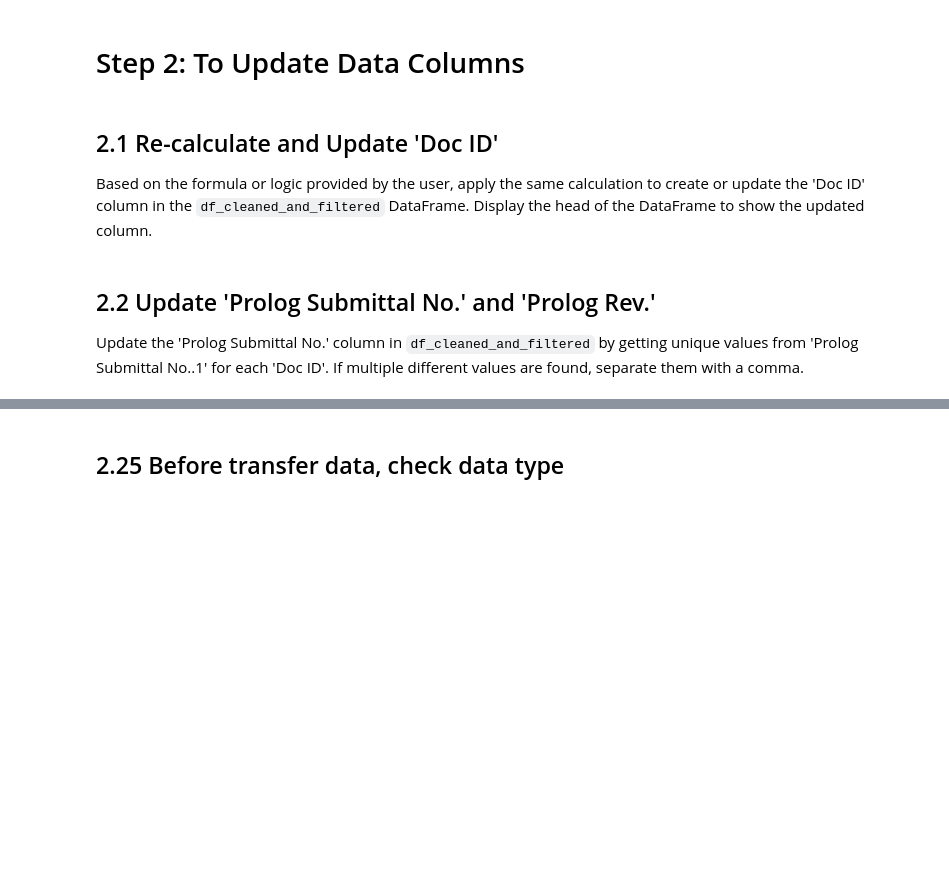
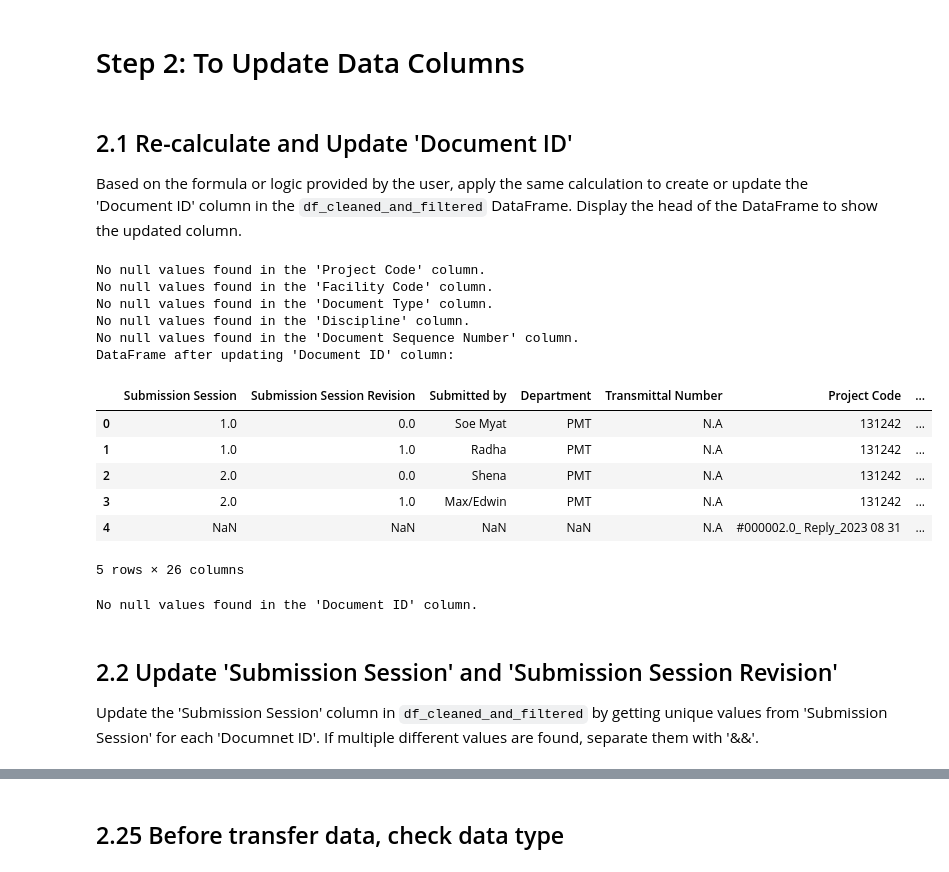
Before and after one commit to chinwarsoon/Engineering-and-Design, a Jupyter notebook: dcc/dcc_mdl.ipynb, the cells around one changed output, grey strips where cells are left out. Drawn from its saved outputs; the diff is of its cells as text; code cells hidden in the pictures; blank space fills up the shorter version.

```diff
--- a/dcc/dcc_mdl.ipynb
+++ b/dcc/dcc_mdl.ipynb
@@ -174,52 +356,67 @@ df_cleaned_and_filtered.info()
 # %% [markdown]
 # Step 2: To Update Data Columns
 # %% [markdown]
-## 2.1 Re-calculate and Update 'Doc ID'
+## 2.1 Re-calculate and Update 'Document ID'
 
-Based on the formula or logic provided by the user, apply the same calculation to create or update the 'Doc ID' column in the `df_cleaned_and_filtered` DataFrame. Display the head of the DataFrame to show the updated column.
+Based on the formula or logic provided by the user, apply the same calculation to create or update the 'Document ID' column in the `df_cleaned_and_filtered` DataFrame. Display the head of the DataFrame to show the updated column.
 # %%
-# Assign "NA" if any of the columns used to generate 'Doc ID' have null values, to avoid issues in downstream processing.
-# This way, we can still generate a 'Doc ID' even if some components are missing, and we can easily identify which ones had missing data.
-# check null data in 'Proj. Code', 'Proj. Prefix', 'Doc Type', 'Discipline', 'Number' which are used to generate 'Doc ID'
-df_cleaned_and_filtered['Proj. Code'] = df_cleaned_and_filtered['Proj. Code'].fillna('NA')
-df_cleaned_and_filtered['Proj. Prefix'] = df_cleaned_and_filtered['Proj. Prefix'].fillna('NA')
-df_cleaned_and_filtered['Doc Type'] = df_cleaned_and_filtered['Doc Type'].fillna('NA')
+# Assign "NA" if any of the columns used to generate 'Document ID' have null values, to avoid issues in downstream processing.
+# This way, we can still generate a 'Document ID' even if some components are missing, and we can easily identify which ones had missing data.
+# check null data in 'Project Code', 'Facility Code', 'Document Type', 'Discipline', 'Document Sequence Number' which are used to generate 'Document ID'
+df_cleaned_and_filtered['Project Code'] = df_cleaned_and_filtered['Project Code'].fillna('NA')
+df_cleaned_and_filtered['Facility Code'] = df_cleaned_and_filtered['Facility Code'].fillna('NA')
+df_cleaned_and_filtered['Document Type'] = df_cleaned_and_filtered['Document Type'].fillna('NA')
 df_cleaned_and_filtered['Discipline'] = df_cleaned_and_filtered['Discipline'].fillna('NA')
-df_cleaned_and_filtered['Number'] = df_cleaned_and_filtered['Number'].fillna('NA')
+df_cleaned_and_filtered['Document Sequence Number'] = df_cleaned_and_filtered['Document Sequence Number'].fillna('NA')
 
-columns_to_check = ['Proj. Code', 'Proj. Prefix', 'Doc Type', 'Discipline', 'Number']
+columns_to_check = ['Project Code', 'Facility Code', 'Document Type', 'Discipline', 'Document Sequence Number']
 for col in columns_to_check:
     num_nulls = df_cleaned_and_filtered[col].isnull().sum()
     if num_nulls > 0:
         print(f"There are {num_nulls} null values in the '{col}' column.")
         print(f"Rows with null '{col}' values:")
         display(df_cleaned_and_filtered[df_cleaned_and_filtered[col].isnull()].head())
     else:
         print(f"No null values found in the '{col}' column.")
 
 # Generate 'Doc ID' by concatenating the specified columns with a separator.
-df_cleaned_and_filtered['Doc ID'] = (
-    df_cleaned_and_filtered['Proj. Code'].fillna('').astype(str) + '-' +
-    df_cleaned_and_filtered['Proj. Prefix'].fillna('').astype(str) + '-' +
-    df_cleaned_and_filtered['Doc Type'].fillna('').astype(str) + '-' +
+df_cleaned_and_filtered['Document ID'] = (
+    df_cleaned_and_filtered['Project Code'].fillna('').astype(str) + '-' +
+    df_cleaned_and_filtered['Facility Code'].fillna('').astype(str) + '-' +
+    df_cleaned_and_filtered['Document Type'].fillna('').astype(str) + '-' +
     df_cleaned_and_filtered['Discipline'].fillna('').astype(str) + '-' +
-    df_cleaned_and_filtered['Number'].fillna('').astype(str)
+    df_cleaned_and_filtered['Document Sequence Number'].fillna('').astype(str)
 )
 
-print("DataFrame after updating 'Doc ID' column:")
+print("DataFrame after updating 'Document ID' column:")
 display(df_cleaned_and_filtered.head())
 
 # check if any null value in 'Doc ID'
-num_null_doc_id = df_cleaned_and_filtered['Doc ID'].isnull().sum()
+num_null_doc_id = df_cleaned_and_filtered['Document ID'].isnull().sum()
 
 if num_null_doc_id > 0:
-    print(f"There are {num_null_doc_id} null values in the 'Doc ID' column.")
-    print("Rows with null 'Doc ID' values:")
-    display(df_cleaned_and_filtered[df_cleaned_and_filtered['Doc ID'].isnull()])
+    print(f"There are {num_null_doc_id} null values in the 'Document ID' column.")
+    print("Rows with null 'Document ID' values:")
+    display(df_cleaned_and_filtered[df_cleaned_and_filtered['Document ID'].isnull()])
 else:
-    print("No null values found in the 'Doc ID' column.")
+    print("No null values found in the 'Document ID' column.")
+# %% [output]
+No null values found in the 'Project Code' column.
+No null values found in the 'Facility Code' column.
+No null values found in the 'Document Type' column.
+No null values found in the 'Discipline' column.
+No null values found in the 'Document Sequence Number' column.
+DataFrame after updating 'Document ID' column:
+|  | Submission Session | Submission Session Revision | Submitted by | Department | Transmittal Number | Project Code | ... |
+| 0 | 1.0 | 0.0 | Soe Myat | PMT | N.A | 131242 | ... |
+| 1 | 1.0 | 1.0 | Radha | PMT | N.A | 131242 | ... |
+| 2 | 2.0 | 0.0 | Shena | PMT | N.A | 131242 | ... |
+| 3 | 2.0 | 1.0 | Max/Edwin | PMT | N.A | 131242 | ... |
+| 4 | NaN | NaN | NaN | NaN | N.A | #000002.0_ Reply_2023 08 31 | ... |
+5 rows × 26 columns
+No null values found in the 'Document ID' column.
 # %% [markdown]
-## 2.2 Update 'Prolog Submittal No.' and 'Prolog Rev.'
+## 2.2 Update 'Submission Session' and 'Submission Session Revision'
 
-Update the 'Prolog Submittal No.' column in `df_cleaned_and_filtered` by getting unique values from 'Prolog Submittal No..1' for each 'Doc ID'. If multiple different values are found, separate them with a comma.
+Update the 'Submission Session' column in `df_cleaned_and_filtered` by getting unique values from 'Submission Session' for each 'Documnet ID'. If multiple different values are found, separate them with '&&'.
 # %%
```
Also changed, not shown: parts of 75 cells of this notebook, 1 other file.
